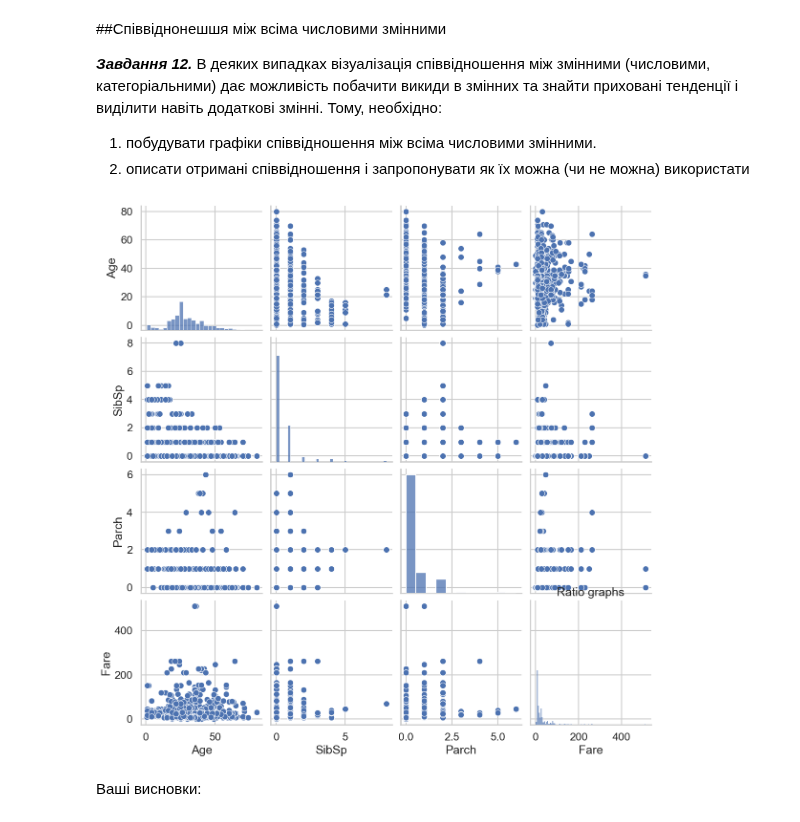
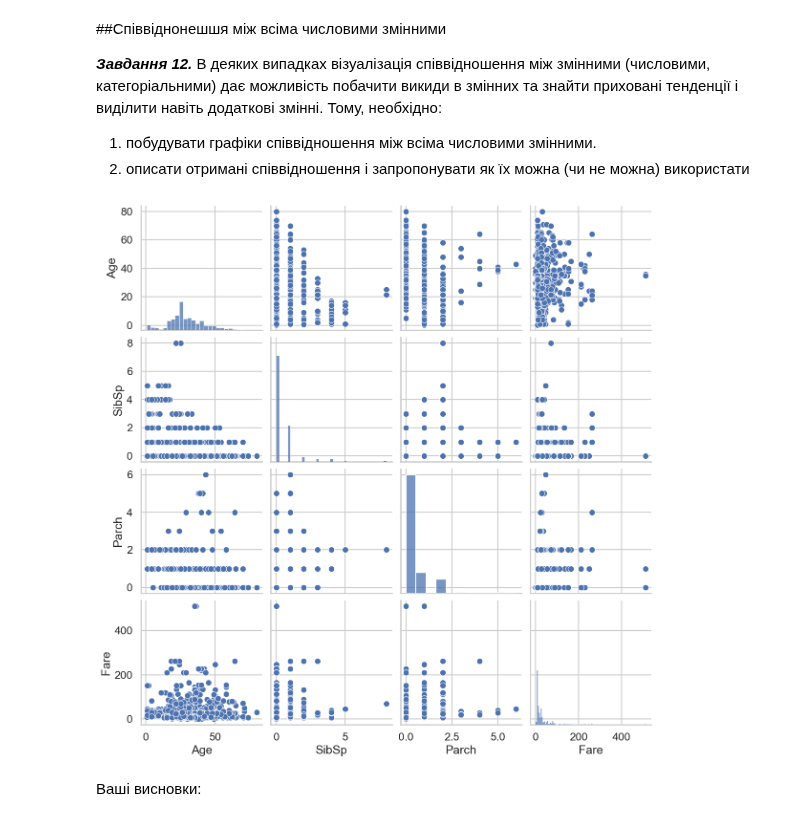
Before and after one commit to Prosik2205/OSHI, a Jupyter notebook: Task3_basic_ai_ad_prosimyak_oleksander.ipynb, the cells around one changed output. Cells and saved outputs as stored; diff of their text form; code cells hidden in the pictures.

```diff
--- a/Task3_basic_ai_ad_prosimyak_oleksander.ipynb
+++ b/Task3_basic_ai_ad_prosimyak_oleksander.ipynb
@@ -271,10 +272,9 @@ plt.show()
 2) описати отримані співвідношення і запропонувати як їх можна (чи не можна) використати
 # %%
 sns.pairplot(dataset[['Age', 'SibSp', 'Parch', 'Fare']],height=3)
-plt.title("Ratio graphs")
 plt.show()
 # %% [output]
-[figure, old version]
+[figure, new version]
 # %% [markdown]
 Ваші висновки:
 # %% [markdown]
```
Also changed, not shown: parts of 2 cells of this notebook.
